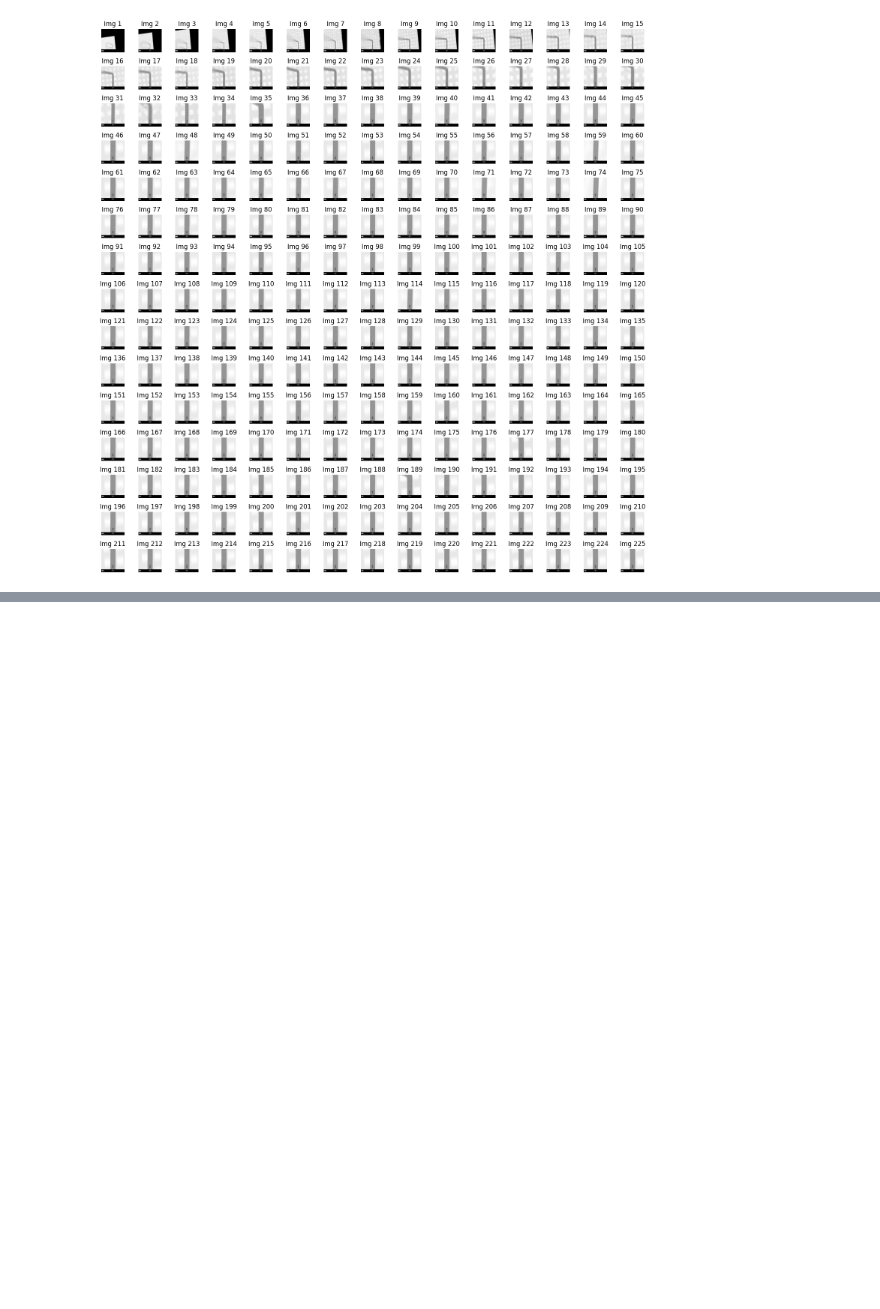
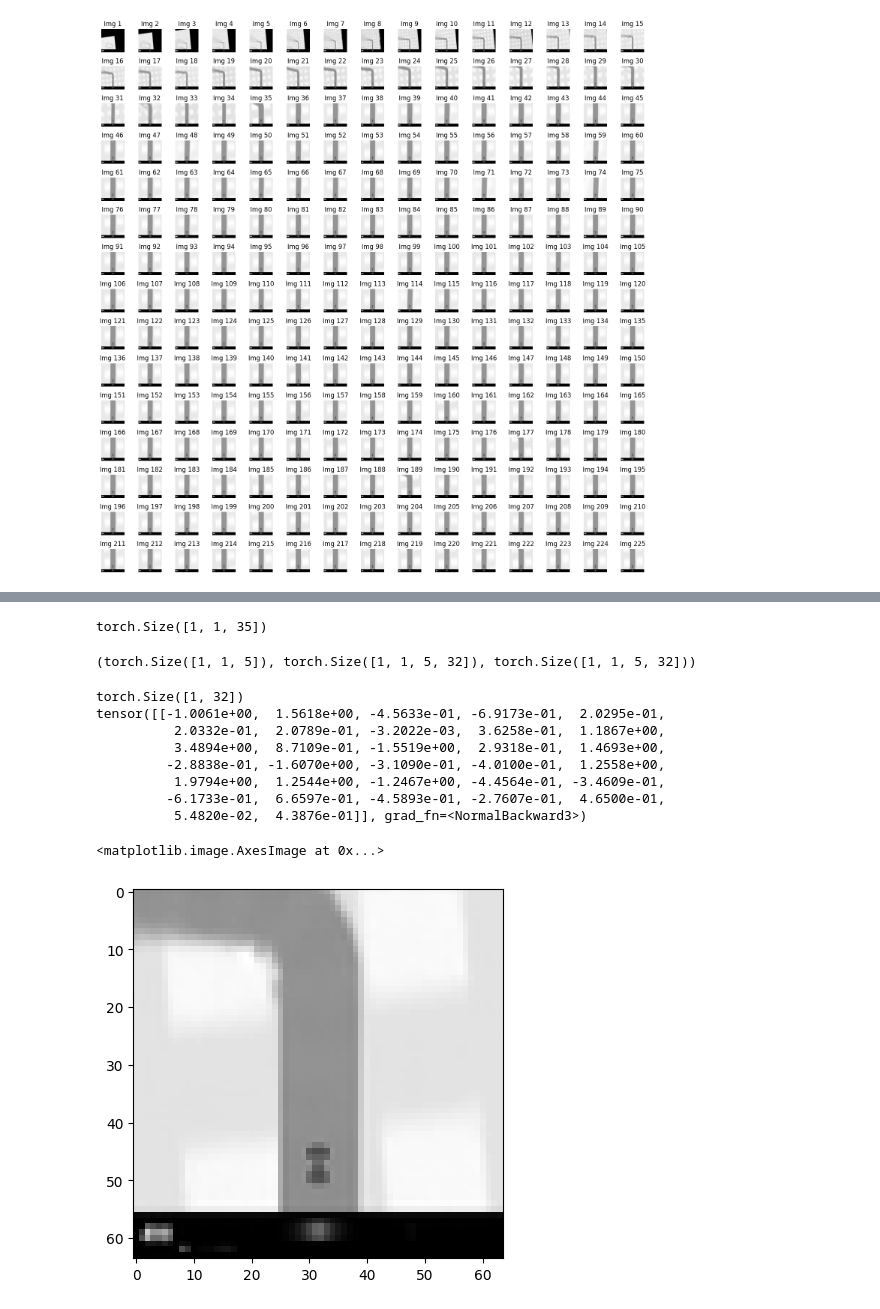
Before and after one commit to Dean-vA/World-Models, a Jupyter notebook: worldmodels1/notebooks/explore_data.ipynb, the cells around one changed output, grey strips where cells are left out. Drawn from its saved outputs; the diff is of its cells as text; code cells hidden in the pictures; blank space fills up the shorter version.

```diff
--- a/worldmodels1/notebooks/explore_data.ipynb
+++ b/worldmodels1/notebooks/explore_data.ipynb
@@ -464,0 +465,9 @@ plt.show()
+# %%
+from worldmodels1.src.worldmodels1.mdnrnn import MemoryModel
+
+latent_dim = 32
+action_dim = 3
+
+model = MemoryModel(n_input=latent_dim+action_dim, n_hidden=256, n_gaussians=5, latent_dim=latent_dim)
+# Load the state_dict into CPU memory
+state_dict = torch.load('./../src/worldmodels1/memory_model.pth', map_location='cpu')
@@ -464,0 +482,52 @@ plt.show()
+# %%
+# dummy input of zeros
+dummy_input = torch.zeros(1, 1, latent_dim+action_dim)
+#dummy_input = torch.randn(1, 1, latent_dim+action_dim)
+print(dummy_input.shape)
+
+# make a forward pass
+pi, mu, sigma = model(dummy_input)
+# %% [output]
+torch.Size([1, 1, 35])
+# %%
+pi.size(), mu.size(), sigma.size()
+# %% [output]
+(torch.Size([1, 1, 5]), torch.Size([1, 1, 5, 32]), torch.Size([1, 1, 5, 32]))
+# %%
+def gmm_sample(pi, mu, sigma):
+    # Sample one Gaussian index based on pi values
+    gaussian_idx = torch.multinomial(pi[0, 0, :], 1)
+
+    # Pick the mu and sigma corresponding to the chosen Gaussian
+    chosen_mu = mu[0, 0, gaussian_idx, :]
+    chosen_sigma = sigma[0, 0, gaussian_idx, :]
+
+    # Sample a point from the chosen Gaussian distribution
+    sample = torch.normal(chosen_mu, chosen_sigma)
+    return sample
+
+# Assume pi, mu, sigma have been computed and have the following shapes
+# pi: (batch_size, n_gaussians)
+# mu: (batch_size, n_gaussians, latent_dim)
+# sigma: (batch_size, n_gaussians, latent_dim)
+
+latent_output = gmm_sample(pi, mu, sigma)
+print(latent_output.shape)
+print(latent_output)
+
+# decode the latent vector and plot the decoded image
+with torch.no_grad():
+    decoded_img = vae.decode(latent_output.unsqueeze(0)).squeeze().cpu().numpy()
+
+plt.imshow(decoded_img, cmap='gray')  # or cmap='color' if your image is color
+# %% [output]
+torch.Size([1, 32])
+tensor([[-1.0061e+00,  1.5618e+00, -4.5633e-01, -6.9173e-01,  2.0295e-01,
+          2.0332e-01,  2.0789e-01, -3.2022e-03,  3.6258e-01,  1.1867e+00,
+          3.4894e+00,  8.7109e-01, -1.5519e+00,  2.9318e-01,  1.4693e+00,
+         -2.8838e-01, -1.6070e+00, -3.1090e-01, -4.0100e-01,  1.2558e+00,
+          1.9794e+00,  1.2544e+00, -1.2467e+00, -4.4564e-01, -3.4609e-01,
+         -6.1733e-01,  6.6597e-01, -4.5893e-01, -2.7607e-01,  4.6500e-01,
+          5.4820e-02,  4.3876e-01]], grad_fn=<NormalBackward3>)
+<matplotlib.image.AxesImage at 0x...>
+[figure, added]
```
Also changed, not shown: parts of 5 cells of this notebook, 1 other file.
